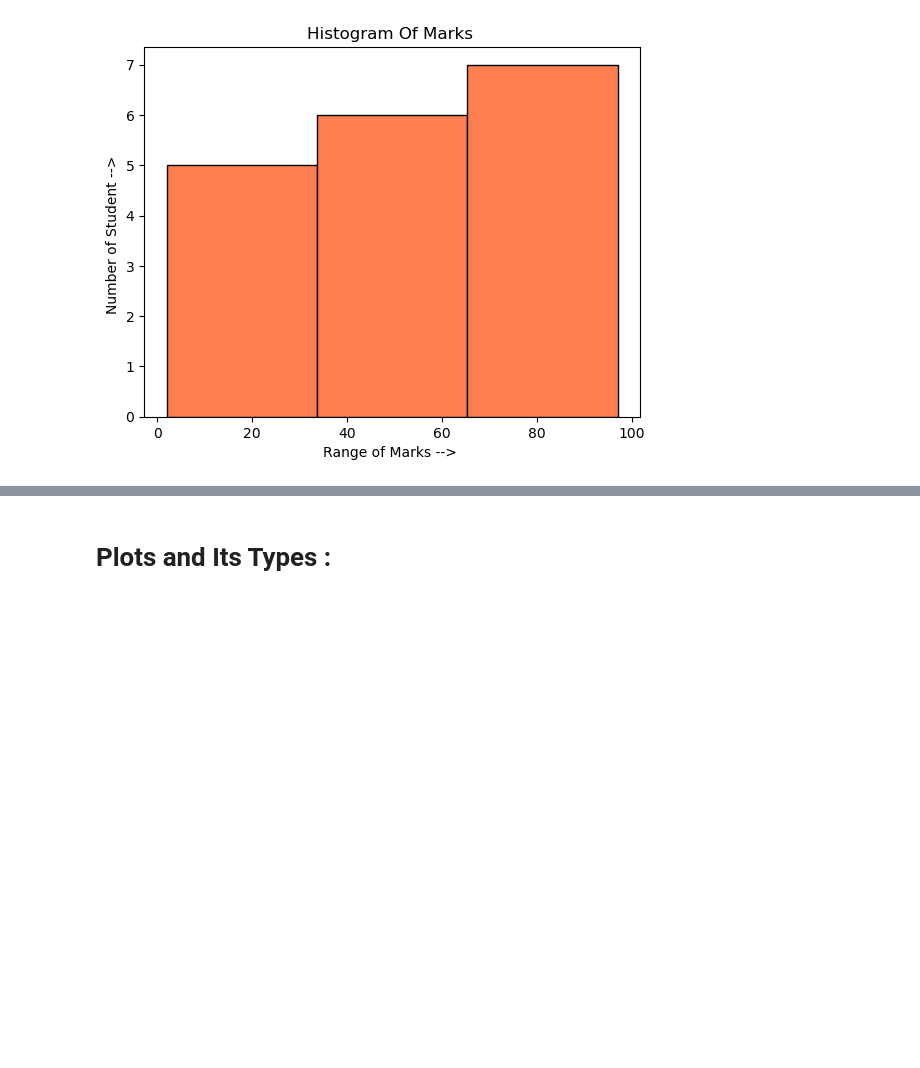
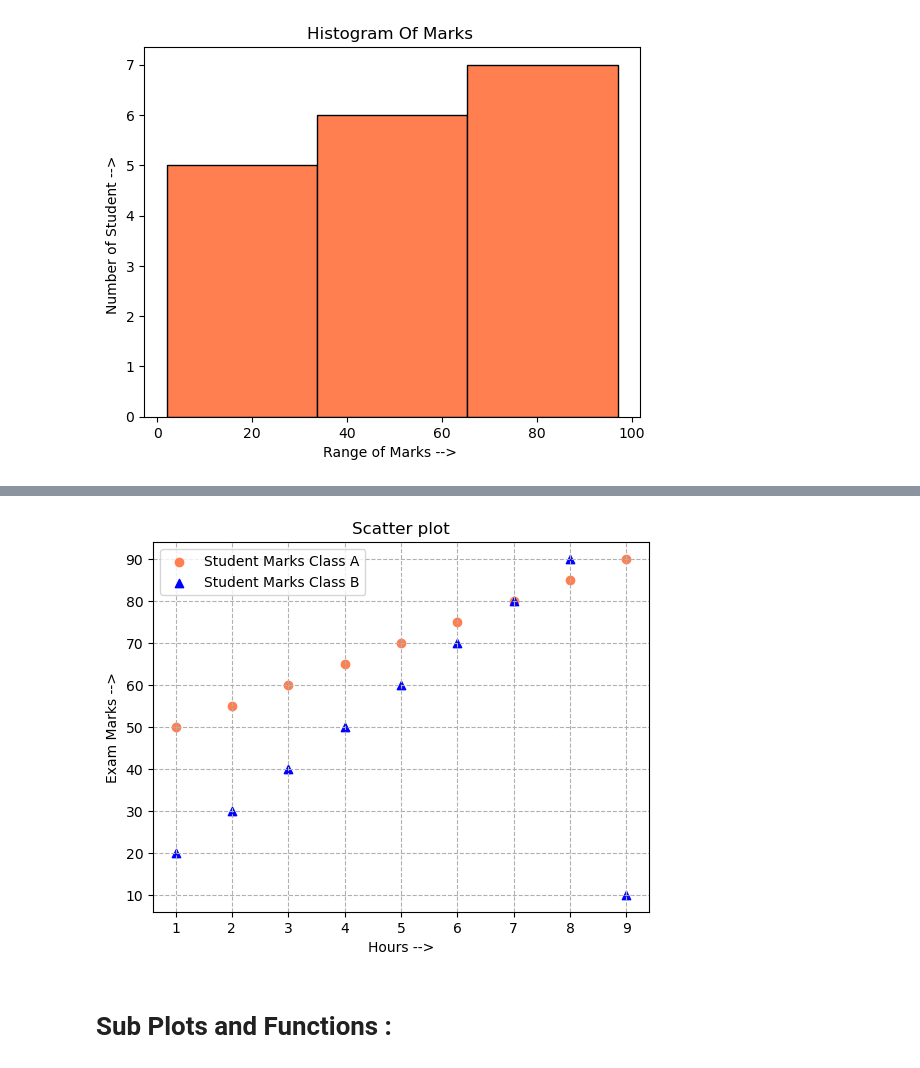
Before and after one commit to Nevin100/Data-Visualization, a Jupyter notebook: Matplotlib.ipynb, the cells around one changed output, grey strips where cells are left out. Saved outputs shown, nothing was run; the diff lists cells and outputs as text; code cells hidden in the pictures; blank space fills up the shorter version.

```diff
--- a/Matplotlib.ipynb
+++ b/Matplotlib.ipynb
@@ -119,2 +139,19 @@ plt.show()
+# %%
+hours = [1, 2, 3, 4, 5, 6, 7, 8, 9]
+exam_marks1= [50, 55, 60, 65, 70, 75, 80, 85, 90]
+exam_marks2=[20,30,40,50,60,70,80,90,10]
+
+plt.scatter(hours, exam_marks1, color='coral', marker='o', label='Student Marks Class A')
+plt.scatter(hours, exam_marks2, color='blue', marker='^', label='Student Marks Class B')
+
+plt.xlabel("Hours -->")
+plt.ylabel("Exam Marks -->")
+plt.title("Scatter plot")
+plt.grid(linestyle='--')
+plt.legend()
+plt.plot()
+plt.show()
+# %% [output]
+[figure, added]
 # %% [markdown]
-# Plots and Its Types :
+# Sub Plots and Functions :
```
Also changed, not shown: parts of 2 cells of this notebook.
